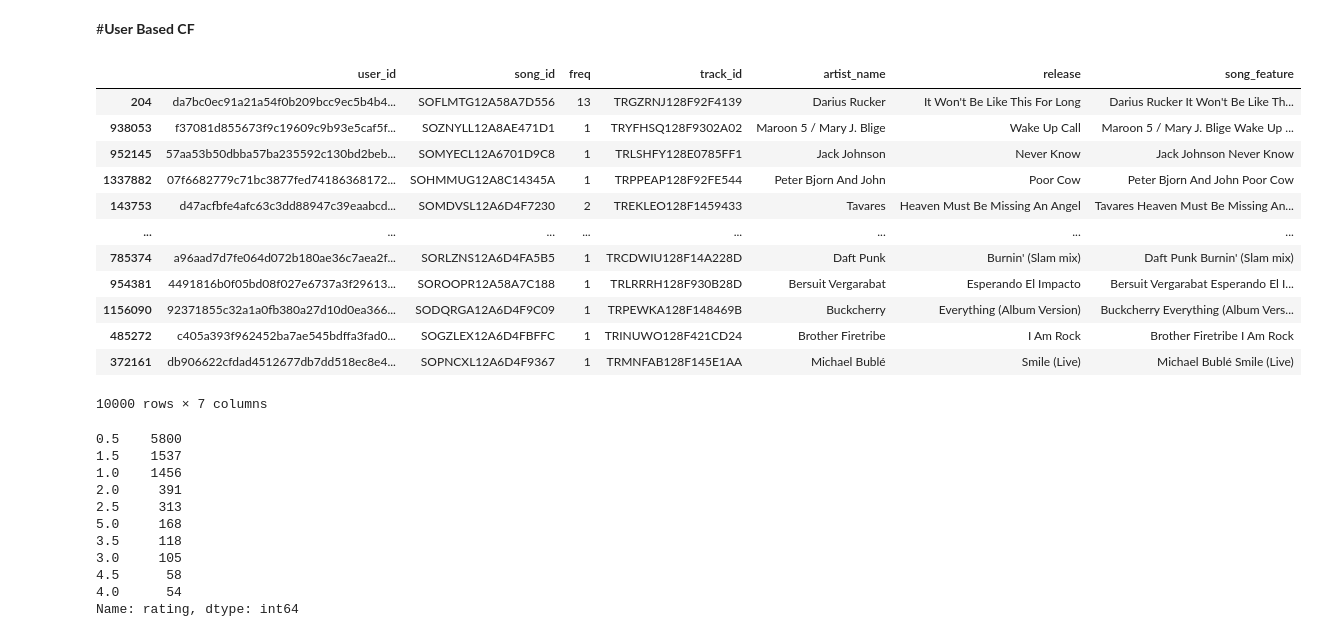
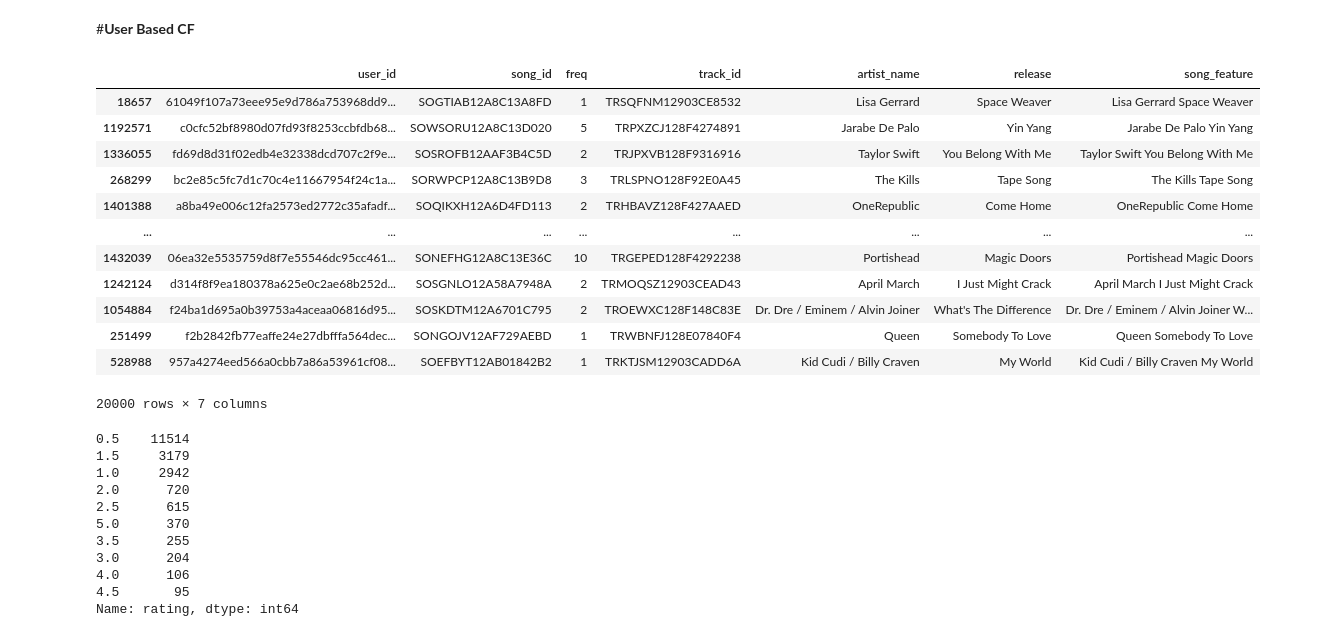
Before and after one commit to charithcherry/Innomatics_Internship_APR_21, a Jupyter notebook: Recommender System/Music_Rec_Sys.ipynb, the cells around one changed output. Drawn from its saved outputs; the diff is of its cells as text; code cells hidden in the pictures.

```diff
--- a/Recommender System/Music_Rec_Sys.ipynb
+++ b/Recommender System/Music_Rec_Sys.ipynb
@@ -956,22 +956,22 @@ Up
 #**User Based CF**
 # %%
 
-song_df2=pd.DataFrame(song_df.sample(10000))
+song_df2=pd.DataFrame(song_df.sample(20000))
 song_df2
 # %% [output]
 |  | user_id | song_id | freq | track_id | artist_name | release | song_feature |
-| 204 | da7bc0ec91a21a54f0b209bcc9ec5b4b4... | SOFLMTG12A58A7D556 | 13 | TRGZRNJ128F92F4139 | Darius Rucker | It Won't Be Like This For Long | Darius Rucker It Won't Be Like Th... |
-| 938053 | f37081d855673f9c19609c9b93e5caf5f... | SOZNYLL12A8AE471D1 | 1 | TRYFHSQ128F9302A02 | Maroon 5 / Mary J. Blige | Wake Up Call | Maroon 5 / Mary J. Blige Wake Up ... |
-| 952145 | 57aa53b50dbba57ba235592c130bd2beb... | SOMYECL12A6701D9C8 | 1 | TRLSHFY128E0785FF1 | Jack Johnson | Never Know | Jack Johnson Never Know |
-| 1337882 | 07f6682779c71bc3877fed74186368172... | SOHMMUG12A8C14345A | 1 | TRPPEAP128F92FE544 | Peter Bjorn And John | Poor Cow | Peter Bjorn And John Poor Cow |
-| 143753 | d47acfbfe4afc63c3dd88947c39eaabcd... | SOMDVSL12A6D4F7230 | 2 | TREKLEO128F1459433 | Tavares | Heaven Must Be Missing An Angel | Tavares Heaven Must Be Missing An... |
+| 18657 | 61049f107a73eee95e9d786a753968dd9... | SOGTIAB12A8C13A8FD | 1 | TRSQFNM12903CE8532 | Lisa Gerrard | Space Weaver | Lisa Gerrard Space Weaver |
+| 1192571 | c0cfc52bf8980d07fd93f8253ccbfdb68... | SOWSORU12A8C13D020 | 5 | TRPXZCJ128F4274891 | Jarabe De Palo | Yin Yang | Jarabe De Palo Yin Yang |
+| 1336055 | fd69d8d31f02edb4e32338dcd707c2f9e... | SOSROFB12AAF3B4C5D | 2 | TRJPXVB128F9316916 | Taylor Swift | You Belong With Me | Taylor Swift You Belong With Me |
+| 268299 | bc2e85c5fc7d1c70c4e11667954f24c1a... | SORWPCP12A8C13B9D8 | 3 | TRLSPNO128F92E0A45 | The Kills | Tape Song | The Kills Tape Song |
+| 1401388 | a8ba49e006c12fa2573ed2772c35afadf... | SOQIKXH12A6D4FD113 | 2 | TRHBAVZ128F427AAED | OneRepublic | Come Home | OneRepublic Come Home |
 | ... | ... | ... | ... | ... | ... | ... | ... |
-| 785374 | a96aad7d7fe064d072b180ae36c7aea2f... | SORLZNS12A6D4FA5B5 | 1 | TRCDWIU128F14A228D | Daft Punk | Burnin' (Slam mix) | Daft Punk Burnin' (Slam mix) |
-| 954381 | 4491816b0f05bd08f027e6737a3f29613... | SOROOPR12A58A7C188 | 1 | TRLRRRH128F930B28D | Bersuit Vergarabat | Esperando El Impacto | Bersuit Vergarabat Esperando El I... |
-| 1156090 | 92371855c32a1a0fb380a27d10d0ea366... | SODQRGA12A6D4F9C09 | 1 | TRPEWKA128F148469B | Buckcherry | Everything (Album Version) | Buckcherry Everything (Album Vers... |
-| 485272 | c405a393f962452ba7ae545bdffa3fad0... | SOGZLEX12A6D4FBFFC | 1 | TRINUWO128F421CD24 | Brother Firetribe | I Am Rock | Brother Firetribe I Am Rock |
-| 372161 | db906622cfdad4512677db7dd518ec8e4... | SOPNCXL12A6D4F9367 | 1 | TRMNFAB128F145E1AA | Michael Bublé | Smile (Live) | Michael Bublé Smile (Live) |
+| 1432039 | 06ea32e5535759d8f7e55546dc95cc461... | SONEFHG12A8C13E36C | 10 | TRGEPED128F4292238 | Portishead | Magic Doors | Portishead Magic Doors |
+| 1242124 | d314f8f9ea180378a625e0c2ae68b252d... | SOSGNLO12A58A7948A | 2 | TRMOQSZ12903CEAD43 | April March | I Just Might Crack | April March I Just Might Crack |
+| 1054884 | f24ba1d695a0b39753a4aceaa06816d95... | SOSKDTM12A6701C795 | 2 | TROEWXC128F148C83E | Dr. Dre / Eminem / Alvin Joiner | What's The Difference | Dr. Dre / Eminem / Alvin Joiner W... |
+| 251499 | f2b2842fb77eaffe24e27dbfffa564dec... | SONGOJV12AF729AEBD | 1 | TRWBNFJ128E07840F4 | Queen | Somebody To Love | Queen Somebody To Love |
+| 528988 | 957a4274eed566a0cbb7a86a53961cf08... | SOEFBYT12AB01842B2 | 1 | TRKTJSM12903CADD6A | Kid Cudi / Billy Craven | My World | Kid Cudi / Billy Craven My World |
-10000 rows × 7 columns
+20000 rows × 7 columns
 # %%
 def rating(cols):
     f=cols[0]
@@ -1000,14 +1000,14 @@ song_df2['rating']=song_df2[['freq']].apply(rating,axis=1)
 # %%
 song_df2['rating'].value_counts()
 # %% [output]
-0.5    5800
-1.5    1537
-1.0    1456
-2.0     391
-2.5     313
-5.0     168
-3.5     118
-3.0     105
-4.5      58
-4.0      54
+0.5    11514
+1.5     3179
+1.0     2942
+2.0      720
+2.5      615
+5.0      370
+3.5      255
+3.0      204
+4.0      106
+4.5       95
 Name: rating, dtype: int64
```
Also changed, not shown: parts of 17 cells of this notebook.
